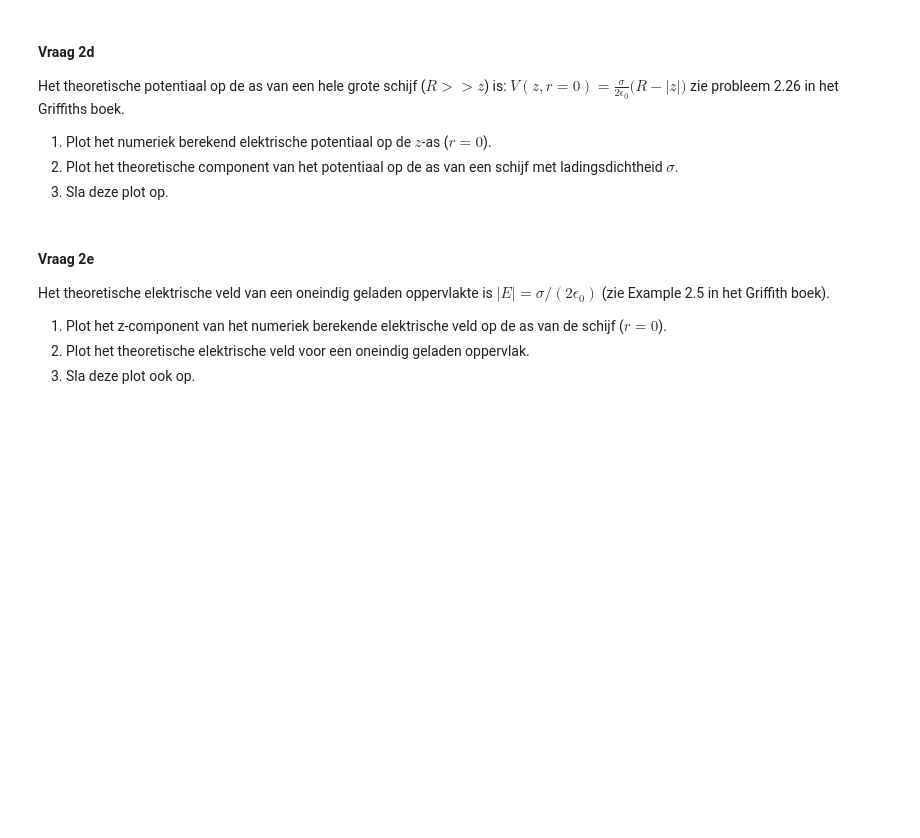
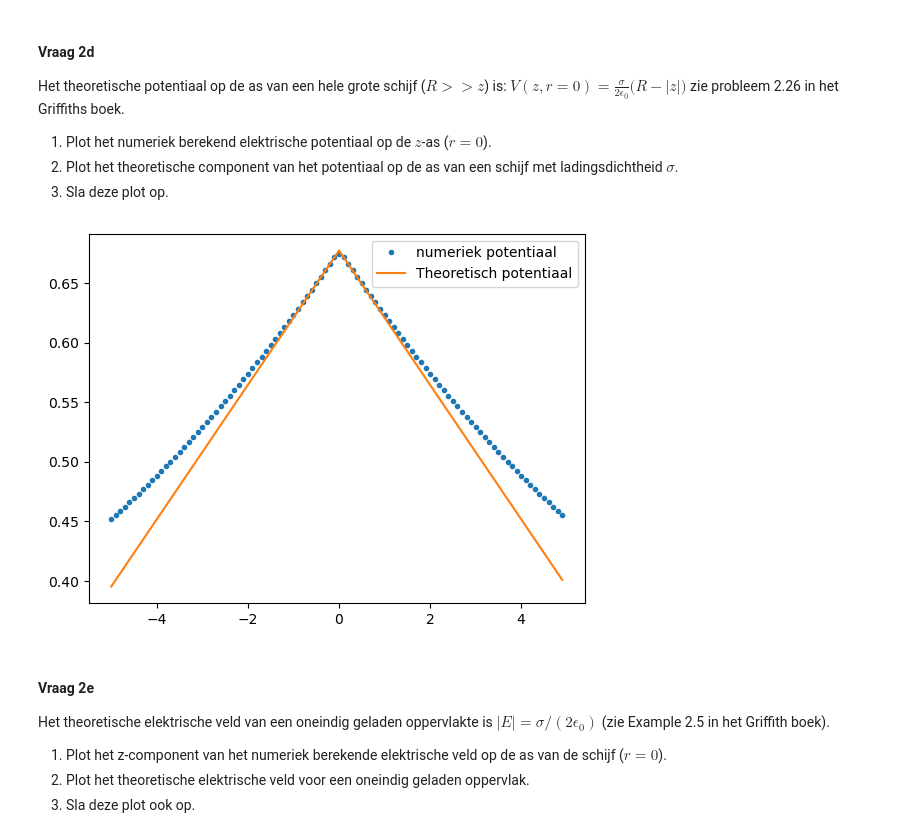
Before and after one commit to nvmeurs06/opdrachten-DEF-D, a Jupyter notebook: DigitaleOntwerpopdrachten/1CondensatorOpdracht/CondensatorOntwerpopdracht.ipynb, the cells around one changed output. Drawn from its saved outputs; the diff is of its cells as text; code cells hidden in the pictures; blank space fills up the shorter version.

```diff
--- a/DigitaleOntwerpopdrachten/1CondensatorOpdracht/CondensatorOntwerpopdracht.ipynb
+++ b/DigitaleOntwerpopdrachten/1CondensatorOpdracht/CondensatorOntwerpopdracht.ipynb
@@ -183,8 +235,26 @@ zie probleem 2.26 in het Griffiths boek.
 3. Sla deze plot op.
 # %%
 ###
-###Hier jouw code###
+
+Idx_r_0=find_idx_nearest(r,0)
+V_op_r_0 = V[:,Idx_r_0]
+
+
+V_op_r_0_theo = (sigma/(2*epsilon0))*(disk_radius-abs(z))
+
+
+
+plt.figure()
+plt.plot(z, V_op_r_0, ".", label="numeriek potentiaal")
+plt.plot(z, V_op_r_0_theo, "-", label="Theoretisch potentiaal")
+plt.legend()
+plt.savefig("Output_2d_rad=12.png")
+plt.show()
+
+
 ###
+# %% [output]
+[figure, added]
 # %% [markdown]
 #### Vraag 2e
 
```
Also changed, not shown: parts of 14 cells of this notebook, 6 other files.
